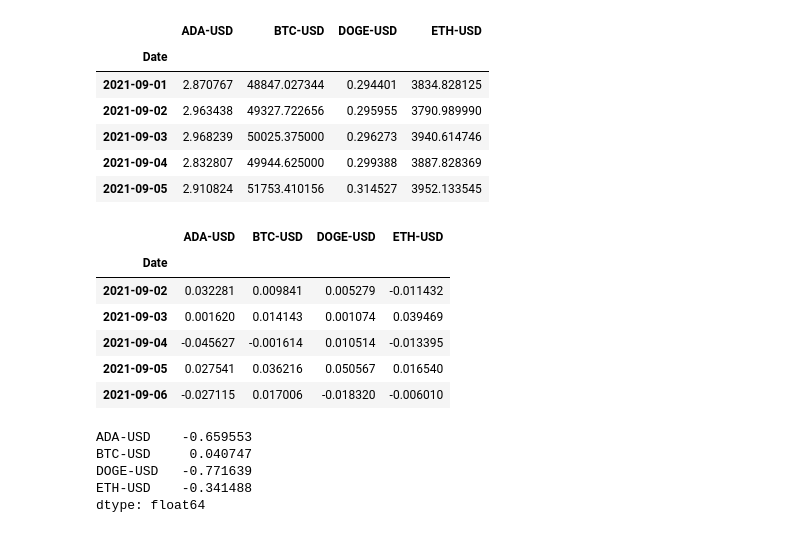
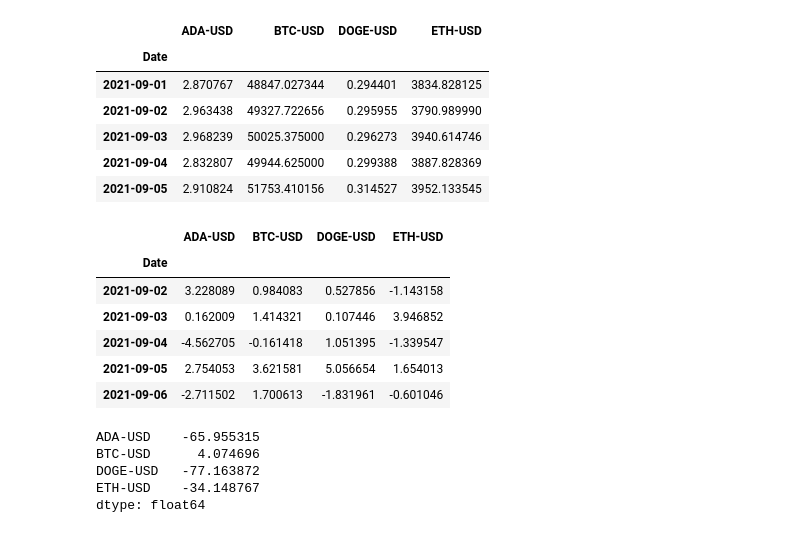
Before and after one commit to justinm329/Crypto_Pyviz_Analysis, a Jupyter notebook: Crypto_analysis.ipynb, the cells around one changed output. Cells and saved outputs as stored; diff of their text form; code cells hidden in the pictures.

```diff
--- a/Crypto_analysis.ipynb
+++ b/Crypto_analysis.ipynb
@@ -42,27 +42,27 @@ close_df.head()
 | 2021-09-05 | 2.910824 | 51753.410156 | 0.314527 | 3952.133545 |
 # %%
 # Get daily returns, drop null values
-daily_returns = close_df.pct_change().dropna()
+daily_returns = close_df.pct_change().dropna()*100
 
 # Visualize top rows
 daily_returns.head()
 # %% [output]
 |  | ADA-USD | BTC-USD | DOGE-USD | ETH-USD |
 | Date |  |  |  |  |
-| 2021-09-02 | 0.032281 | 0.009841 | 0.005279 | -0.011432 |
-| 2021-09-03 | 0.001620 | 0.014143 | 0.001074 | 0.039469 |
-| 2021-09-04 | -0.045627 | -0.001614 | 0.010514 | -0.013395 |
-| 2021-09-05 | 0.027541 | 0.036216 | 0.050567 | 0.016540 |
-| 2021-09-06 | -0.027115 | 0.017006 | -0.018320 | -0.006010 |
+| 2021-09-02 | 3.228089 | 0.984083 | 0.527856 | -1.143158 |
+| 2021-09-03 | 0.162009 | 1.414321 | 0.107446 | 3.946852 |
+| 2021-09-04 | -4.562705 | -0.161418 | 1.051395 | -1.339547 |
+| 2021-09-05 | 2.754053 | 3.621581 | 5.056654 | 1.654013 |
+| 2021-09-06 | -2.711502 | 1.700613 | -1.831961 | -0.601046 |
 # %%
 # Get average daily returns
 average_returns = daily_returns.mean()*100
 average_returns
 # %% [output]
-ADA-USD    -0.659553
-BTC-USD     0.040747
-DOGE-USD   -0.771639
-ETH-USD    -0.341488
+ADA-USD    -65.955315
+BTC-USD      4.074696
+DOGE-USD   -77.163872
+ETH-USD    -34.148767
 dtype: float64
 # %%
 # Create bar chart
```
Also changed, not shown: 4 other files.
